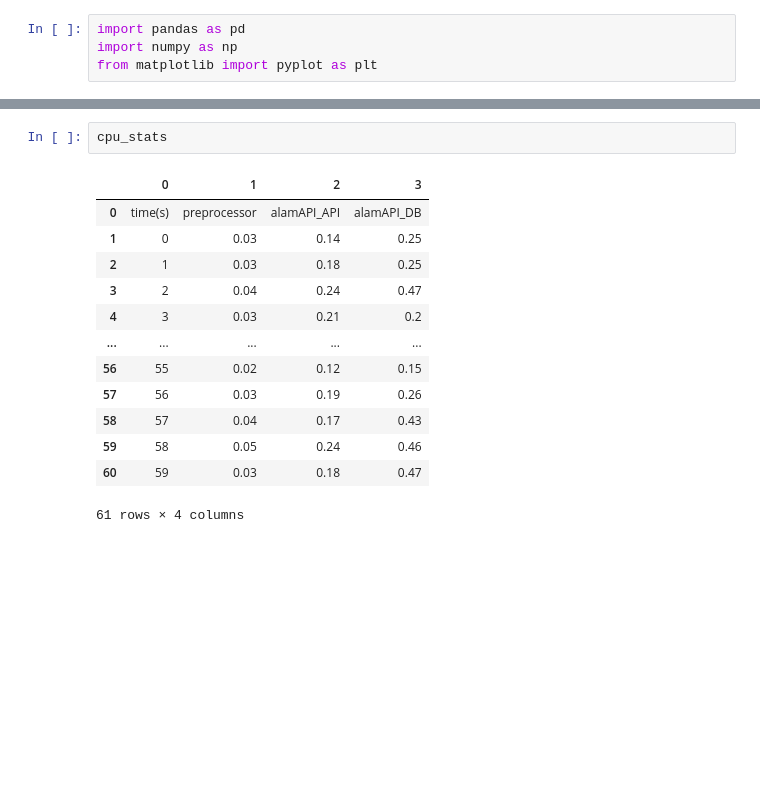
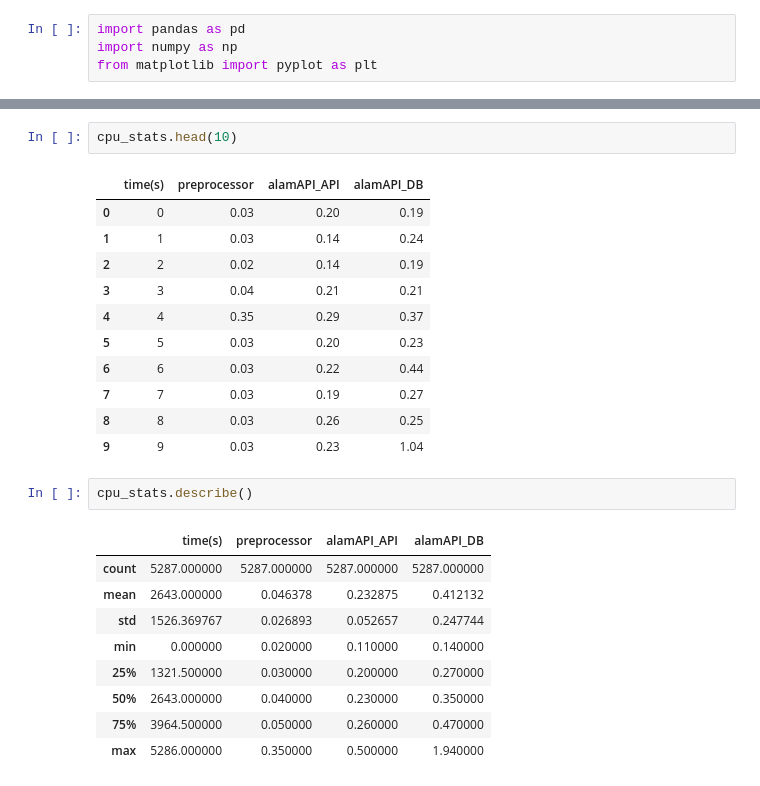
Before and after one commit to GravitonXD/OLARTE_SP, a Jupyter notebook: testers/stats_logging/stats_log_exploration.ipynb, the cells around one changed output, grey strips where cells are left out. Saved outputs shown, nothing was run; the diff lists cells and outputs as text; blank space fills up the shorter version.

```diff
--- a/testers/stats_logging/stats_log_exploration.ipynb
+++ b/testers/stats_logging/stats_log_exploration.ipynb
@@ -11,16 +9,26 @@ TypeError: Passing a bool to header is invalid. Use header=None for no header or
+# %%
+cpu_stats.head(10)
+# %% [output]
+|  | time(s) | preprocessor | alamAPI_API | alamAPI_DB |
+| 0 | 0 | 0.03 | 0.20 | 0.19 |
+| 1 | 1 | 0.03 | 0.14 | 0.24 |
+| 2 | 2 | 0.02 | 0.14 | 0.19 |
+| 3 | 3 | 0.04 | 0.21 | 0.21 |
+| 4 | 4 | 0.35 | 0.29 | 0.37 |
+| 5 | 5 | 0.03 | 0.20 | 0.23 |
+| 6 | 6 | 0.03 | 0.22 | 0.44 |
+| 7 | 7 | 0.03 | 0.19 | 0.27 |
+| 8 | 8 | 0.03 | 0.26 | 0.25 |
+| 9 | 9 | 0.03 | 0.23 | 1.04 |
 # %%
-cpu_stats
+cpu_stats.describe()
 # %% [output]
-|  | 0 | 1 | 2 | 3 |
-| 0 | time(s) | preprocessor | alamAPI_API | alamAPI_DB |
-| 1 | 0 | 0.03 | 0.14 | 0.25 |
-| 2 | 1 | 0.03 | 0.18 | 0.25 |
-| 3 | 2 | 0.04 | 0.24 | 0.47 |
-| 4 | 3 | 0.03 | 0.21 | 0.2 |
-| ... | ... | ... | ... | ... |
-| 56 | 55 | 0.02 | 0.12 | 0.15 |
-| 57 | 56 | 0.03 | 0.19 | 0.26 |
-| 58 | 57 | 0.04 | 0.17 | 0.43 |
-| 59 | 58 | 0.05 | 0.24 | 0.46 |
-| 60 | 59 | 0.03 | 0.18 | 0.47 |
+|  | time(s) | preprocessor | alamAPI_API | alamAPI_DB |
+| count | 5287.000000 | 5287.000000 | 5287.000000 | 5287.000000 |
+| mean | 2643.000000 | 0.046378 | 0.232875 | 0.412132 |
+| std | 1526.369767 | 0.026893 | 0.052657 | 0.247744 |
+| min | 0.000000 | 0.020000 | 0.110000 | 0.140000 |
+| 25% | 1321.500000 | 0.030000 | 0.200000 | 0.270000 |
+| 50% | 2643.000000 | 0.040000 | 0.230000 | 0.350000 |
+| 75% | 3964.500000 | 0.050000 | 0.260000 | 0.470000 |
+| max | 5286.000000 | 0.350000 | 0.500000 | 1.940000 |
-61 rows × 4 columns
```
Also changed, not shown: parts of 4 cells of this notebook.
